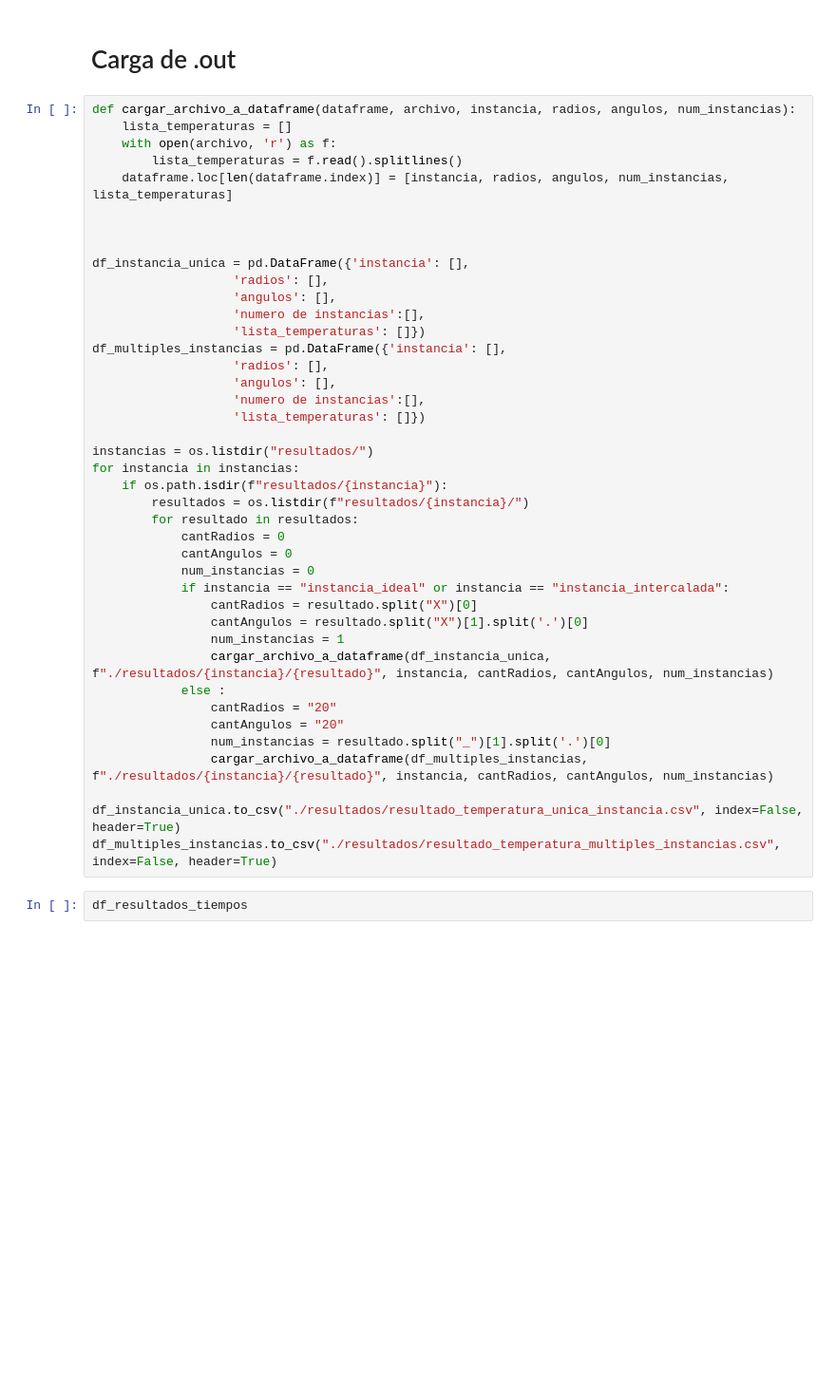
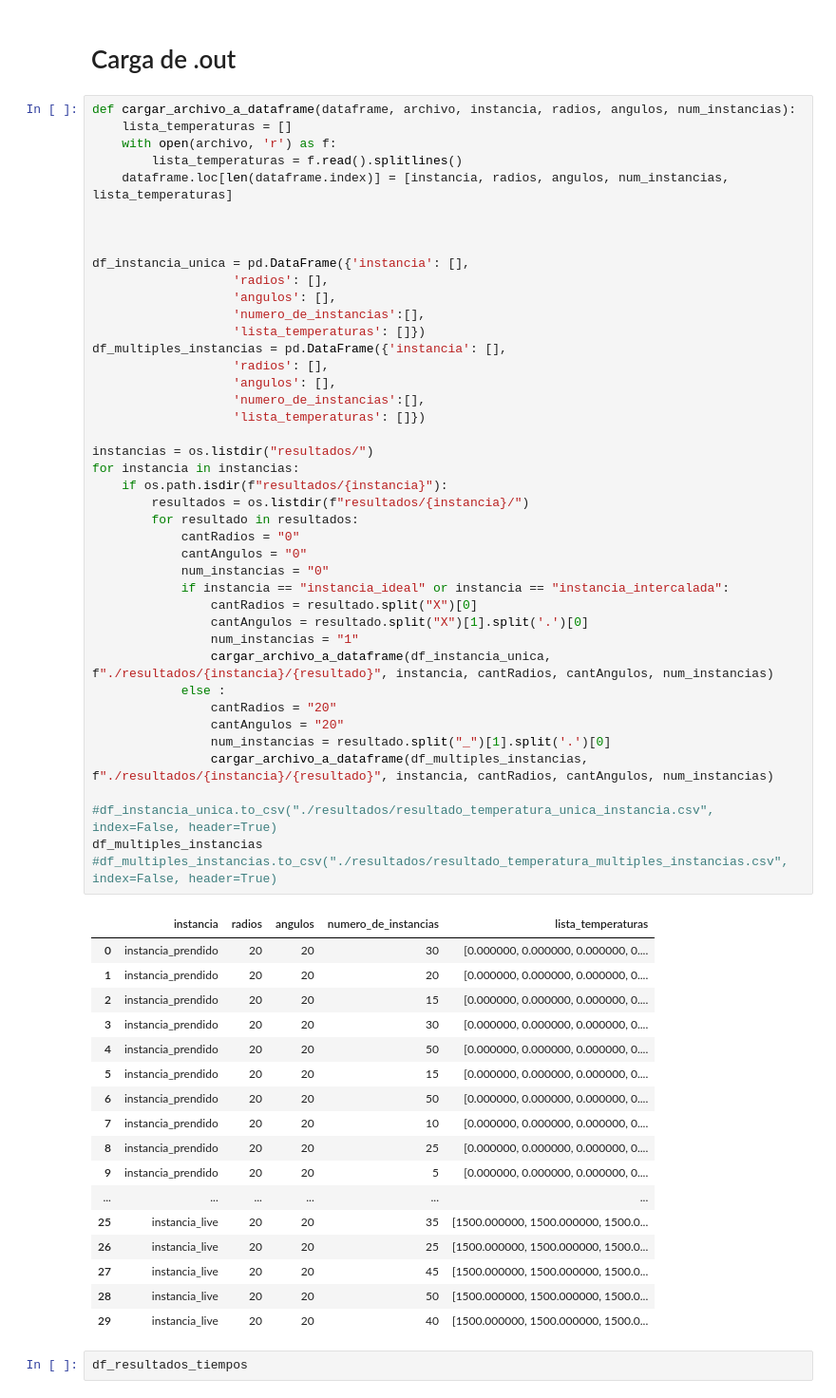
Before and after one commit to leon-suleyman/tp1-metodos, a Jupyter notebook: analisis.ipynb, the cells around one changed output. Shown at 95% size. Cells and saved outputs as stored; diff of their text form; blank space fills up the shorter version.

```diff
--- a/analisis.ipynb
+++ b/analisis.ipynb
@@ -34,41 +34,60 @@ def cargar_archivo_a_dataframe(dataframe, archivo, instancia, radios, angulos, n
     with open(archivo, 'r') as f:
         lista_temperaturas = f.read().splitlines()
     dataframe.loc[len(dataframe.index)] = [instancia, radios, angulos, num_instancias, lista_temperaturas]
 
 
 
 df_instancia_unica = pd.DataFrame({'instancia': [],
                    'radios': [],
                    'angulos': [],
-                   'numero de instancias':[],
+                   'numero_de_instancias':[],
                    'lista_temperaturas': []})
 df_multiples_instancias = pd.DataFrame({'instancia': [],
                    'radios': [],
                    'angulos': [],
-                   'numero de instancias':[],
+                   'numero_de_instancias':[],
                    'lista_temperaturas': []})
 
 instancias = os.listdir("resultados/")
 for instancia in instancias:
     if os.path.isdir(f"resultados/{instancia}"):
         resultados = os.listdir(f"resultados/{instancia}/")
         for resultado in resultados:
-            cantRadios = 0
-            cantAngulos = 0
-            num_instancias = 0
+            cantRadios = "0"
+            cantAngulos = "0"
+            num_instancias = "0"
             if instancia == "instancia_ideal" or instancia == "instancia_intercalada":
                 cantRadios = resultado.split("X")[0]
                 cantAngulos = resultado.split("X")[1].split('.')[0]
-                num_instancias = 1
+                num_instancias = "1"
                 cargar_archivo_a_dataframe(df_instancia_unica, f"./resultados/{instancia}/{resultado}", instancia, cantRadios, cantAngulos, num_instancias)
             else :
                 cantRadios = "20"
                 cantAngulos = "20"
                 num_instancias = resultado.split("_")[1].split('.')[0]
                 cargar_archivo_a_dataframe(df_multiples_instancias, f"./resultados/{instancia}/{resultado}", instancia, cantRadios, cantAngulos, num_instancias)
 
-df_instancia_unica.to_csv("./resultados/resultado_temperatura_unica_instancia.csv", index=False, header=True)
-df_multiples_instancias.to_csv("./resultados/resultado_temperatura_multiples_instancias.csv", index=False, header=True)
+#df_instancia_unica.to_csv("./resultados/resultado_temperatura_unica_instancia.csv", index=False, header=True)
+df_multiples_instancias
+#df_multiples_instancias.to_csv("./resultados/resultado_temperatura_multiples_instancias.csv", index=False, header=True)
+# %% [output]
+|  | instancia | radios | angulos | numero_de_instancias | lista_temperaturas |
+| 0 | instancia_prendido | 20 | 20 | 30 | [0.000000, 0.000000, 0.000000, 0.... |
+| 1 | instancia_prendido | 20 | 20 | 20 | [0.000000, 0.000000, 0.000000, 0.... |
+| 2 | instancia_prendido | 20 | 20 | 15 | [0.000000, 0.000000, 0.000000, 0.... |
+| 3 | instancia_prendido | 20 | 20 | 30 | [0.000000, 0.000000, 0.000000, 0.... |
+| 4 | instancia_prendido | 20 | 20 | 50 | [0.000000, 0.000000, 0.000000, 0.... |
+| 5 | instancia_prendido | 20 | 20 | 15 | [0.000000, 0.000000, 0.000000, 0.... |
+| 6 | instancia_prendido | 20 | 20 | 50 | [0.000000, 0.000000, 0.000000, 0.... |
+| 7 | instancia_prendido | 20 | 20 | 10 | [0.000000, 0.000000, 0.000000, 0.... |
+| 8 | instancia_prendido | 20 | 20 | 25 | [0.000000, 0.000000, 0.000000, 0.... |
+| 9 | instancia_prendido | 20 | 20 | 5 | [0.000000, 0.000000, 0.000000, 0.... |
+| ... | ... | ... | ... | ... | ... |
+| 25 | instancia_live | 20 | 20 | 35 | [1500.000000, 1500.000000, 1500.0... |
+| 26 | instancia_live | 20 | 20 | 25 | [1500.000000, 1500.000000, 1500.0... |
+| 27 | instancia_live | 20 | 20 | 45 | [1500.000000, 1500.000000, 1500.0... |
+| 28 | instancia_live | 20 | 20 | 50 | [1500.000000, 1500.000000, 1500.0... |
+| 29 | instancia_live | 20 | 20 | 40 | [1500.000000, 1500.000000, 1500.0... |
 # %%
 df_resultados_tiempos
 # %% [output]
```
Also changed, not shown: parts of 3 cells of this notebook, 4 other files.
